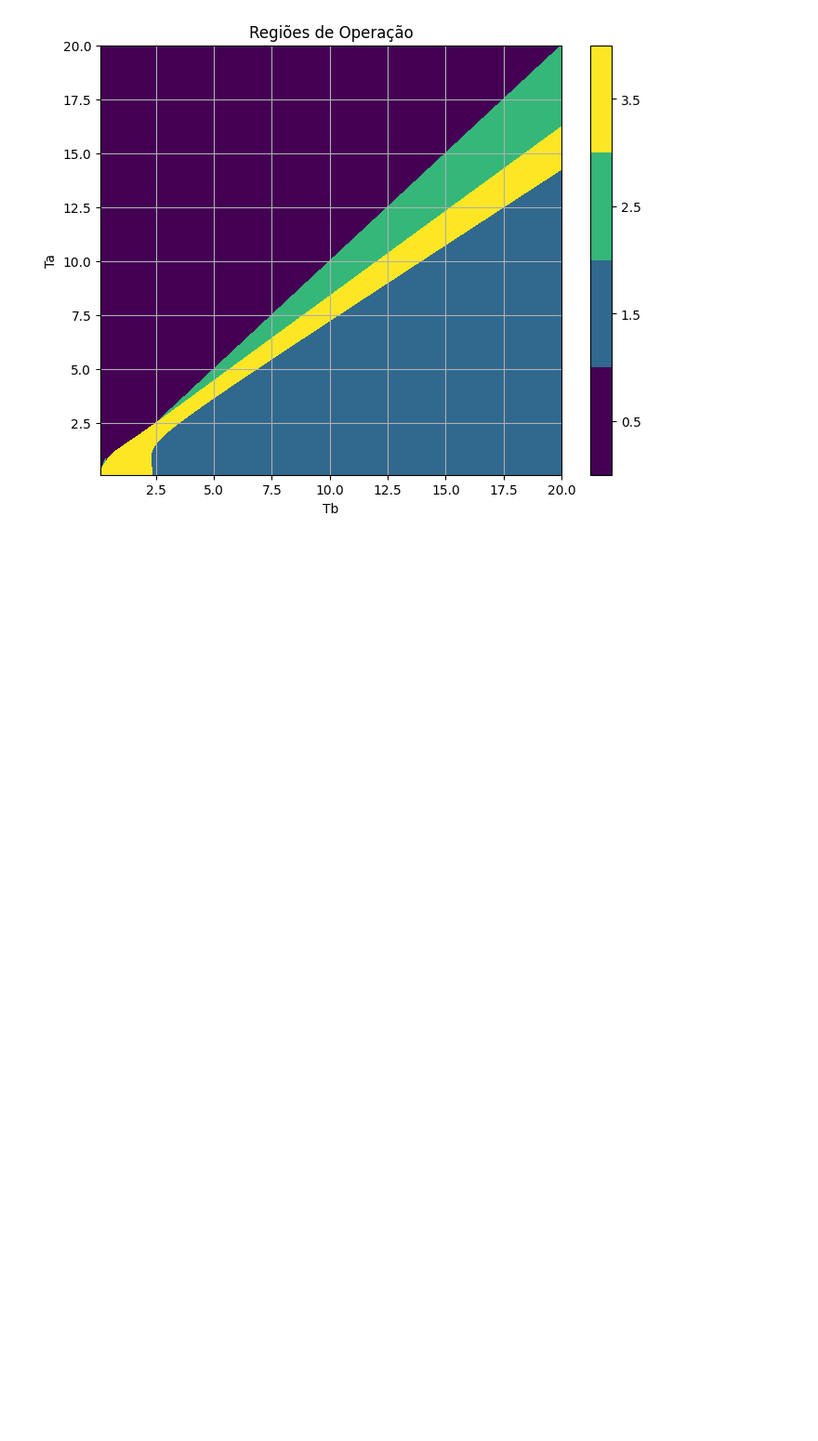
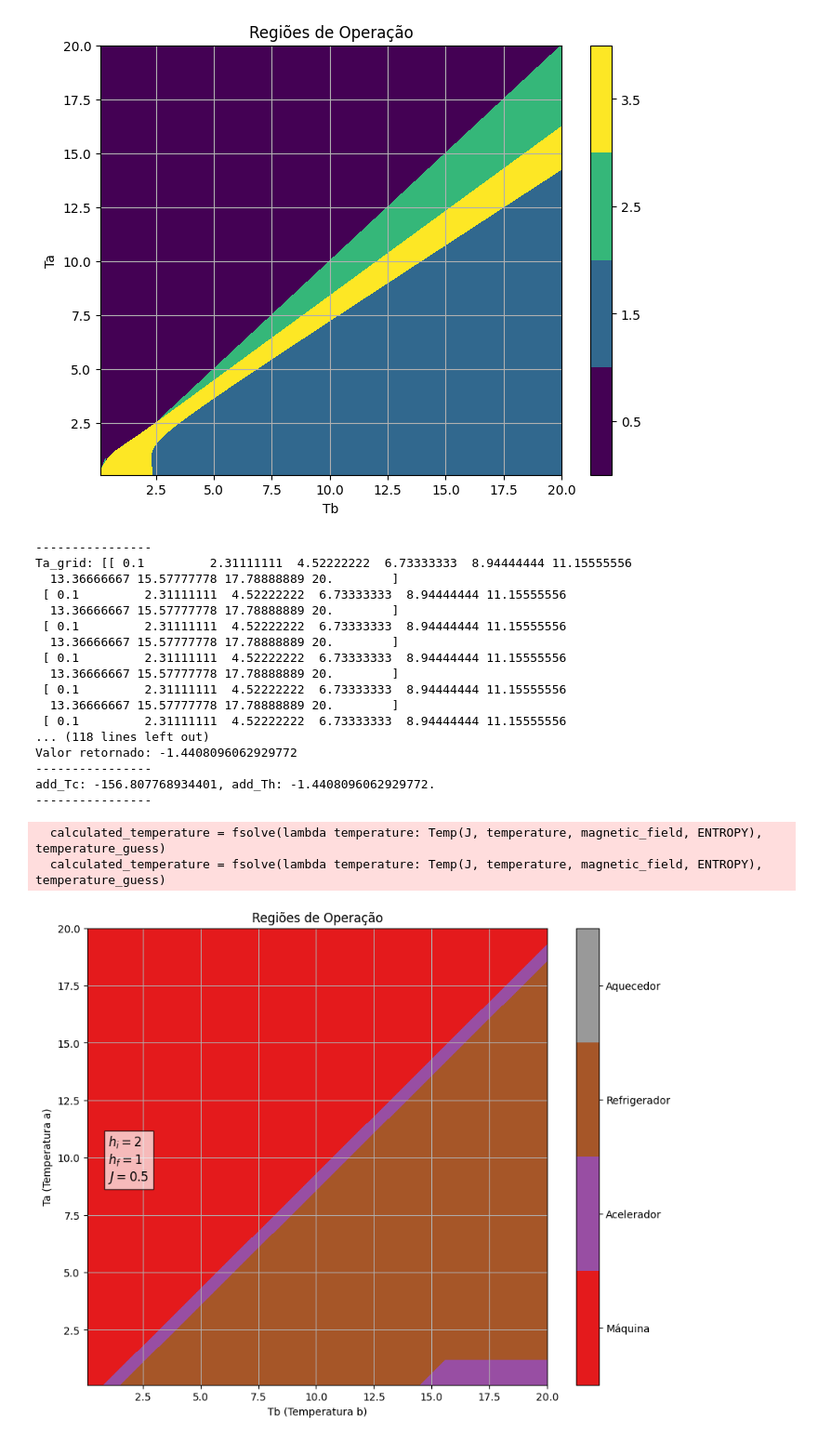
Before and after one commit to machadojoaopaulo/QuantumThermodynamics, a Jupyter notebook: T_a X T_b.ipynb, the cells around one changed output. Shown at 93% size. Drawn from its saved outputs; the diff is of its cells as text; code cells hidden in the pictures; blank space fills up the shorter version.

```diff
--- a/T_a X T_b.ipynb
+++ b/T_a X T_b.ipynb
@@ -396,0 +596,31 @@ plt.show()
+# %%
+def in_Work(J, hi, hf, Th, ENTROPY, INTERVAL, initialOrFinal):
+
+    Uc = internal_Energy(J, hi, Th)
+
+    add_Tc = calc_BTandBS(J, hi, hf, Th, ENTROPY, INTERVAL, initialOrFinal)[0]
+    Ud = internal_Energy(J, hf, add_Tc)
+
+    work_in = Ud - Uc
+
+
+    return [work_in, add_Tc]
+# %%
+def hot_Q(J, hf, Th, add_Tc):
+
+    Uc = internal_Energy(J, hf, Th)
+    Ub = internal_Energy(J, hf, add_Tc)
+
+    Q_hot = Uc - Ub
+
+    return Q_hot
+# %%
+def cold_Q(J, hi, Tc, add_Th):
+
+
+    Ua = internal_Energy(J, hi, Tc)
+    Ud = internal_Energy(J, hi, add_Th)
+
+    Q_cold = Ud - Ua
+
+    return Q_cold
@@ -396,0 +719,33 @@ plt.show()
+# %%
+J = 0
+hi = 1
+hf = 2
+Tc = 0
+Th = 0
+ENTROPY = 1
+INTERVAL = 10
+IINTERVAL = 10
+initialOrFinal = -1
+
+TaXTb(J, hi, hf, ENTROPY, INTERVAL, IINTERVAL, initialOrFinal)
+# %% [output]
+----------------
+Ta_grid: [[ 0.1         2.31111111  4.52222222  6.73333333  8.94444444 11.15555556
+  13.36666667 15.57777778 17.78888889 20.        ]
+ [ 0.1         2.31111111  4.52222222  6.73333333  8.94444444 11.15555556
+  13.36666667 15.57777778 17.78888889 20.        ]
+ [ 0.1         2.31111111  4.52222222  6.73333333  8.94444444 11.15555556
+  13.36666667 15.57777778 17.78888889 20.        ]
+ [ 0.1         2.31111111  4.52222222  6.73333333  8.94444444 11.15555556
+  13.36666667 15.57777778 17.78888889 20.        ]
+ [ 0.1         2.31111111  4.52222222  6.73333333  8.94444444 11.15555556
+  13.36666667 15.57777778 17.78888889 20.        ]
+ [ 0.1         2.31111111  4.52222222  6.73333333  8.94444444 11.15555556
+... (118 lines left out)
+Valor retornado: -1.4408096062929772
+----------------
+add_Tc: -156.807768934401, add_Th: -1.4408096062929772.
+----------------
+  calculated_temperature = fsolve(lambda temperature: Temp(J, temperature, magnetic_field, ENTROPY), temperature_guess)
+  calculated_temperature = fsolve(lambda temperature: Temp(J, temperature, magnetic_field, ENTROPY), temperature_guess)
+[figure, added]
```
Also changed, not shown: parts of 7 cells of this notebook, 1 other file.
